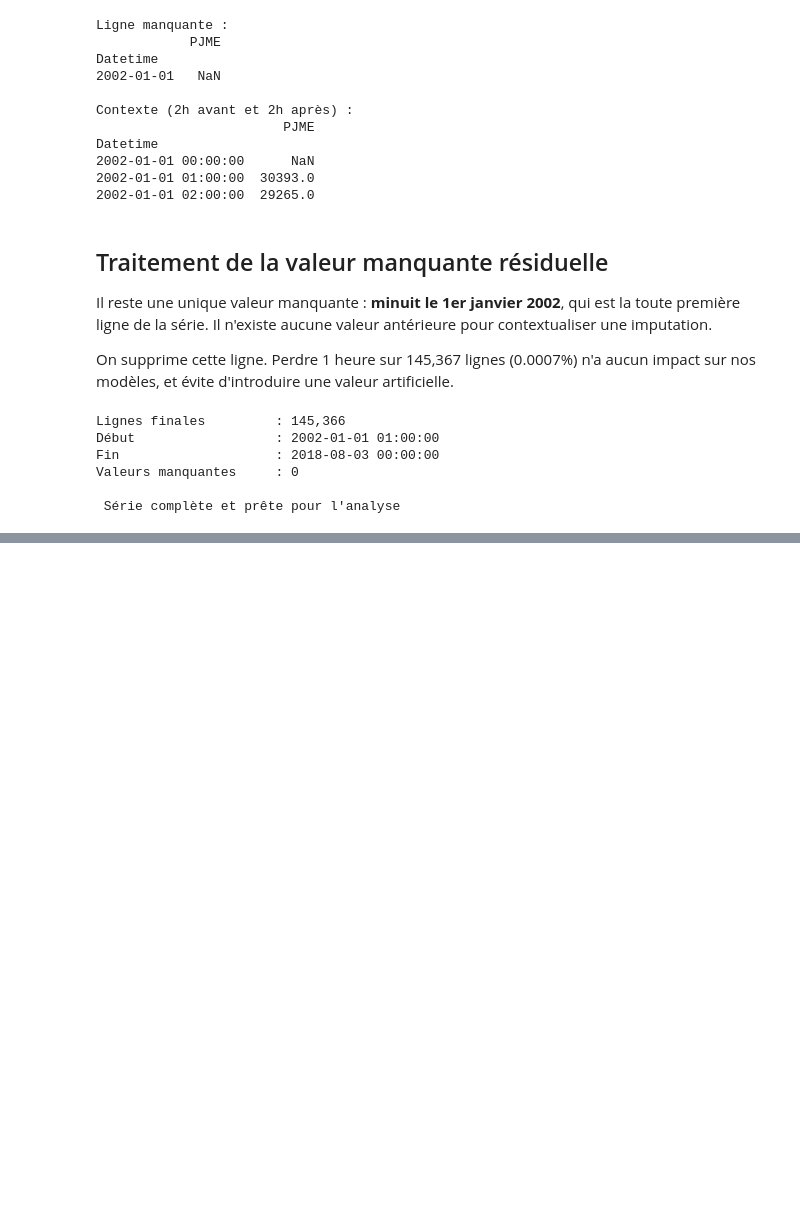
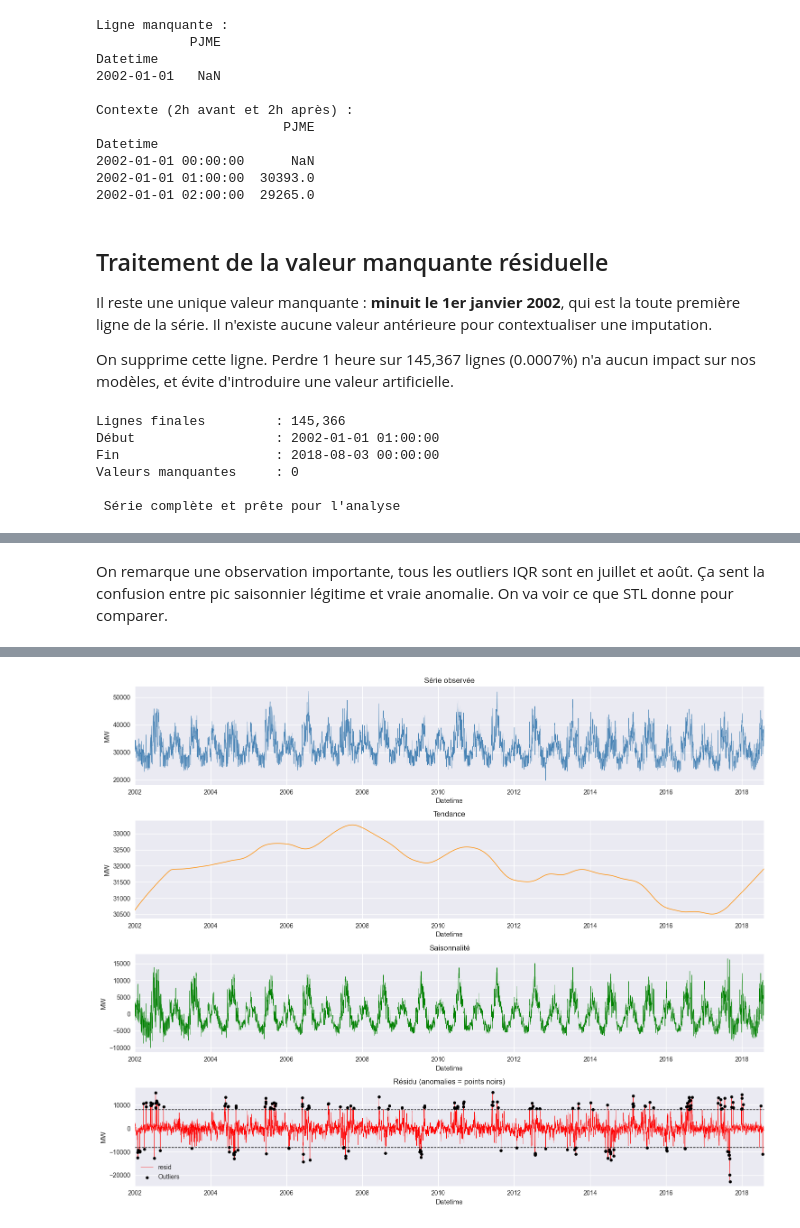
Before and after one commit to Dboy003/Energy-forecasting, a Jupyter notebook: notebooks/01_exploration.ipynb, the cells around one changed output, grey strips where cells are left out. Cells and saved outputs as stored; diff of their text form; code cells hidden in the pictures; blank space fills up the shorter version.

```diff
--- a/notebooks/01_exploration.ipynb
+++ b/notebooks/01_exploration.ipynb
@@ -264,0 +401,66 @@ Valeurs manquantes     : 0
+# %% [markdown]
+On remarque une observation importante, tous les outliers IQR sont en juillet et août. Ça sent la confusion entre pic saisonnier légitime et vraie anomalie. On va voir ce que STL donne pour comparer.
+# %%
+# ============================================================
+# Méthode 2 : STL Decomposition
+# ============================================================
+
+from statsmodels.tsa.seasonal import STL
+
+# STL décompose la série en : tendance + saisonnalité + résidu
+# period=24*7 = une semaine en heures (cycle hebdomadaire)
+# On utilise un résample journalier pour accélérer le calcul
+df_daily = df_pjme['PJME'].resample('D').mean()
+
+stl = STL(df_daily, period=365, robust=True)
+result = stl.fit()
+
+# Le résidu = ce qui reste après avoir enlevé tendance + saisonnalité
+residu = result.resid
+
+# On détecte les outliers sur le résidu avec IQR standard (k=3)
+Q1_r = residu.quantile(0.25)
+Q3_r = residu.quantile(0.75)
+IQR_r = Q3_r - Q1_r
+
+borne_basse_stl = Q1_r - 3 * IQR_r
+borne_haute_stl = Q3_r + 3 * IQR_r
+
+outliers_stl = residu[
+    (residu < borne_basse_stl) |
+    (residu > borne_haute_stl)
+]
+
+print(f"=== MÉTHODE STL ===")
+print(f"Borne basse résidu : {borne_basse_stl:,.0f} MW")
+print(f"Borne haute résidu : {borne_haute_stl:,.0f} MW")
+print(f"Outliers détectés  : {len(outliers_stl)}")
+print(f"\nDistribution par mois :")
+print(outliers_stl.groupby(outliers_stl.index.month).count())
+
+# Visualisation de la décomposition STL
+fig, axes = plt.subplots(4, 1, figsize=(15, 12))
+
+result.observed.plot(ax=axes[0], color='steelblue', linewidth=0.5)
+axes[0].set_title('Série observée')
+axes[0].set_ylabel('MW')
+
+result.trend.plot(ax=axes[1], color='darkorange', linewidth=1)
+axes[1].set_title('Tendance')
+axes[1].set_ylabel('MW')
+
+result.seasonal.plot(ax=axes[2], color='green', linewidth=0.5)
+axes[2].set_title('Saisonnalité')
+axes[2].set_ylabel('MW')
+
+result.resid.plot(ax=axes[3], color='red', linewidth=0.5)
+axes[3].axhline(y=borne_basse_stl, color='black', linestyle='--', linewidth=1)
+axes[3].axhline(y=borne_haute_stl, color='black', linestyle='--', linewidth=1)
+axes[3].scatter(outliers_stl.index, outliers_stl.values,
+                color='black', s=20, zorder=5, label='Outliers')
+axes[3].set_title('Résidu (anomalies = points noirs)')
+axes[3].set_ylabel('MW')
+axes[3].legend()
+plt.tight_layout()
+plt.show()
+# %% [output]
@@ -264,0 +486 @@ Valeurs manquantes     : 0
+[figure, added]
```
Also changed, not shown: parts of 13 cells of this notebook.
